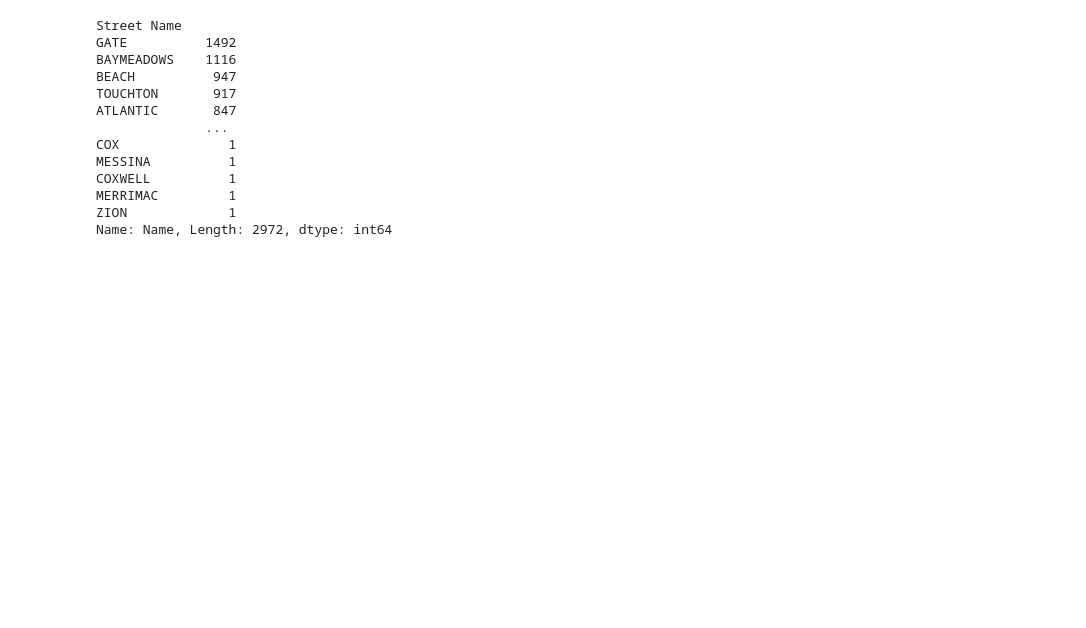
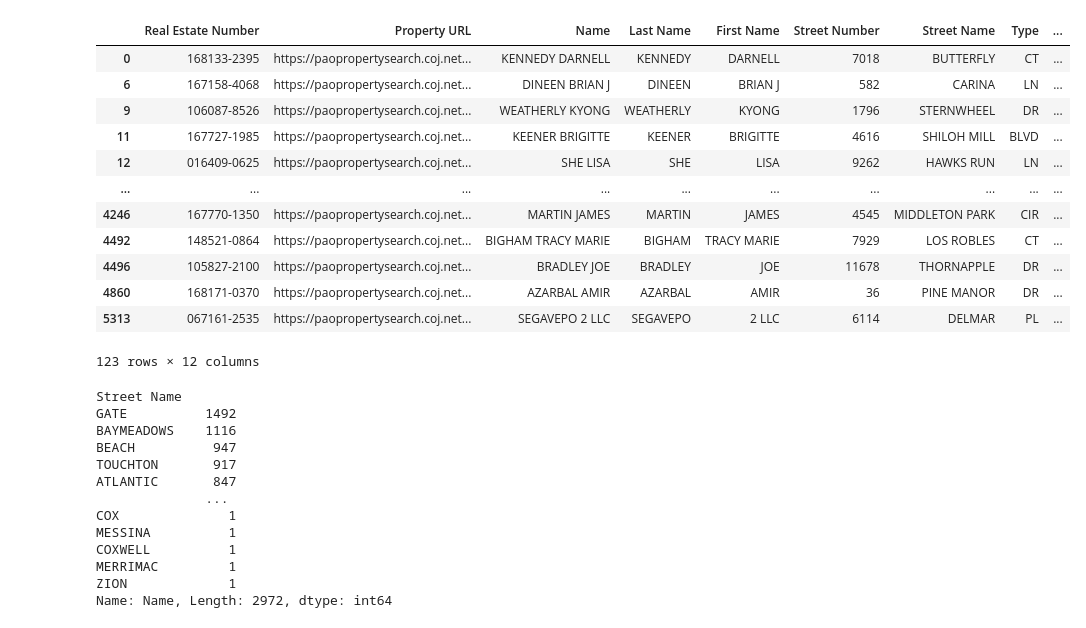
Before and after one commit to atehe/Zillow, a Jupyter notebook: clean_test.ipynb, the cells around one changed output. Cells and saved outputs as stored; diff of their text form; code cells hidden in the pictures; blank space fills up the shorter version.

```diff
--- a/clean_test.ipynb
+++ b/clean_test.ipynb
@@ -25,0 +118,18 @@ df.drop_duplicates(inplace=True, keep='first')
+# %%
+new_addresses = recent[~recent['Real Estate Number'].isin(new_df['Real Estate Number']) & ~recent['Real Estate Number'].isin(db['Real Estate Number'])]
+# %%
+new_addresses
+# %% [output]
+|  | Real Estate Number | Property URL | Name | Last Name | First Name | Street Number | Street Name | Type | ... |
+| 0 | 168133-2395 | https://paopropertysearch.coj.net... | KENNEDY DARNELL | KENNEDY | DARNELL | 7018 | BUTTERFLY | CT | ... |
+| 6 | 167158-4068 | https://paopropertysearch.coj.net... | DINEEN BRIAN J | DINEEN | BRIAN J | 582 | CARINA | LN | ... |
+| 9 | 106087-8526 | https://paopropertysearch.coj.net... | WEATHERLY KYONG | WEATHERLY | KYONG | 1796 | STERNWHEEL | DR | ... |
+| 11 | 167727-1985 | https://paopropertysearch.coj.net... | KEENER BRIGITTE | KEENER | BRIGITTE | 4616 | SHILOH MILL | BLVD | ... |
+| 12 | 016409-0625 | https://paopropertysearch.coj.net... | SHE LISA | SHE | LISA | 9262 | HAWKS RUN | LN | ... |
+| ... | ... | ... | ... | ... | ... | ... | ... | ... | ... |
+| 4246 | 167770-1350 | https://paopropertysearch.coj.net... | MARTIN JAMES | MARTIN | JAMES | 4545 | MIDDLETON PARK | CIR | ... |
+| 4492 | 148521-0864 | https://paopropertysearch.coj.net... | BIGHAM TRACY MARIE | BIGHAM | TRACY MARIE | 7929 | LOS ROBLES | CT | ... |
+| 4496 | 105827-2100 | https://paopropertysearch.coj.net... | BRADLEY JOE | BRADLEY | JOE | 11678 | THORNAPPLE | DR | ... |
+| 4860 | 168171-0370 | https://paopropertysearch.coj.net... | AZARBAL AMIR | AZARBAL | AMIR | 36 | PINE MANOR | DR | ... |
+| 5313 | 067161-2535 | https://paopropertysearch.coj.net... | SEGAVEPO 2 LLC | SEGAVEPO | 2 LLC | 6114 | DELMAR | PL | ... |
+123 rows × 12 columns
```
Also changed, not shown: parts of 23 cells of this notebook, 7 other files.
